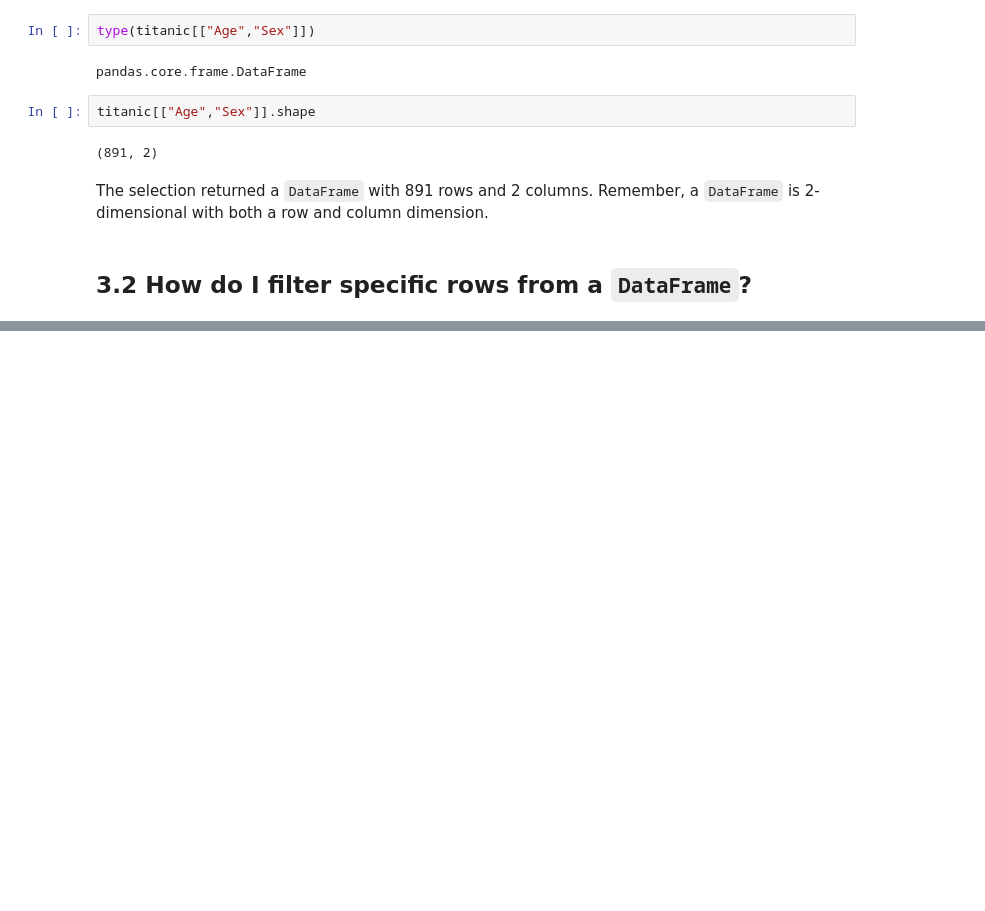
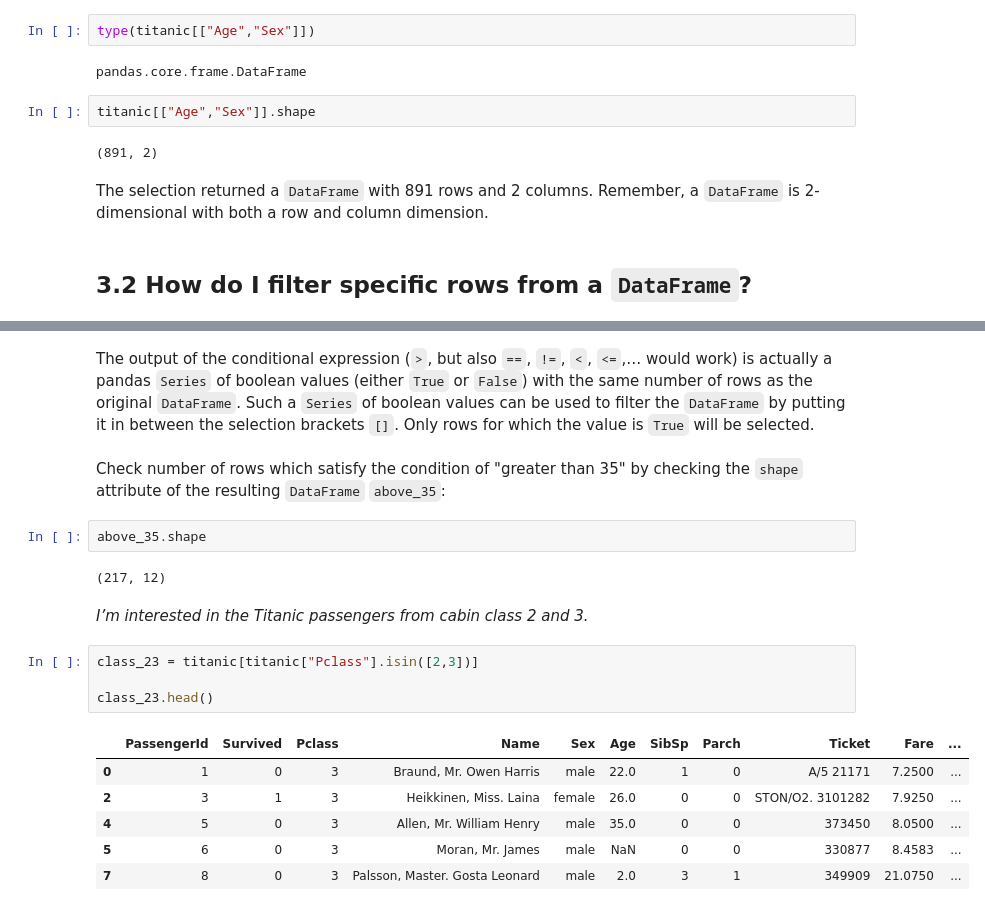
Before and after one commit to AsfariaChowdhury/LearningAI, a Jupyter notebook: Asfaria_PandasDocumentation.ipynb, the cells around one changed output, grey strips where cells are left out. Saved outputs shown, nothing was run; the diff lists cells and outputs as text; blank space fills up the shorter version.

```diff
--- a/Asfaria_PandasDocumentation.ipynb
+++ b/Asfaria_PandasDocumentation.ipynb
@@ -254,0 +300,21 @@ The selection returned a `DataFrame` with 891 rows and 2 columns. Remember, a `D
+# %% [markdown]
+The output of the conditional expression (`>`, but also `==`, `!=`, `<`, `<=`,… would work) is actually a pandas `Series` of boolean values (either `True` or `False`) with the same number of rows as the original `DataFrame`. Such a `Series` of boolean values can be used to filter the `DataFrame` by putting it in between the selection brackets `[]`. Only rows for which the value is `True` will be selected.
+# %% [markdown]
+Check number of rows which satisfy the condition of "greater than 35" by checking the `shape` attribute of the resulting `DataFrame` `above_35`:
+# %%
+above_35.shape
+# %% [output]
+(217, 12)
+# %% [markdown]
+*I’m interested in the Titanic passengers from cabin class 2 and 3.*
+# %%
+class_23 = titanic[titanic["Pclass"].isin([2,3])]
+
+class_23.head()
+# %% [output]
+|  | PassengerId | Survived | Pclass | Name | Sex | Age | SibSp | Parch | Ticket | Fare | ... |
+| 0 | 1 | 0 | 3 | Braund, Mr. Owen Harris | male | 22.0 | 1 | 0 | A/5 21171 | 7.2500 | ... |
+| 2 | 3 | 1 | 3 | Heikkinen, Miss. Laina | female | 26.0 | 0 | 0 | STON/O2. 3101282 | 7.9250 | ... |
+| 4 | 5 | 0 | 3 | Allen, Mr. William Henry | male | 35.0 | 0 | 0 | 373450 | 8.0500 | ... |
+| 5 | 6 | 0 | 3 | Moran, Mr. James | male | NaN | 0 | 0 | 330877 | 8.4583 | ... |
+| 7 | 8 | 0 | 3 | Palsson, Master. Gosta Leonard | male | 2.0 | 3 | 1 | 349909 | 21.0750 | ... |
```
Also changed, not shown: parts of 14 cells of this notebook.
